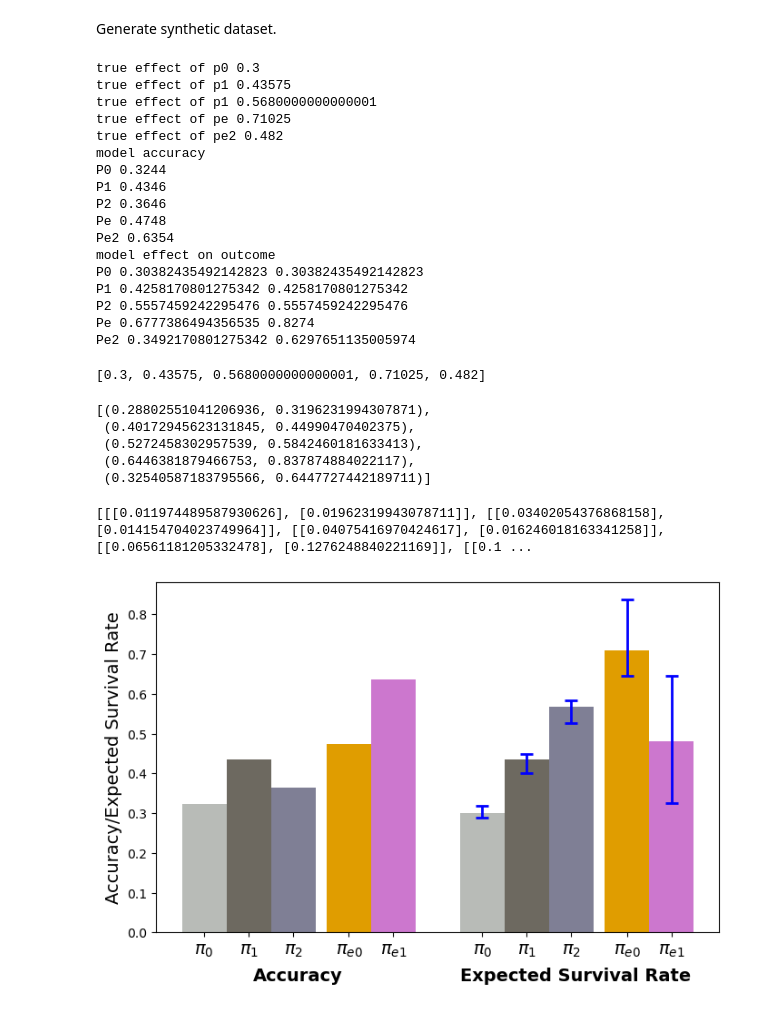
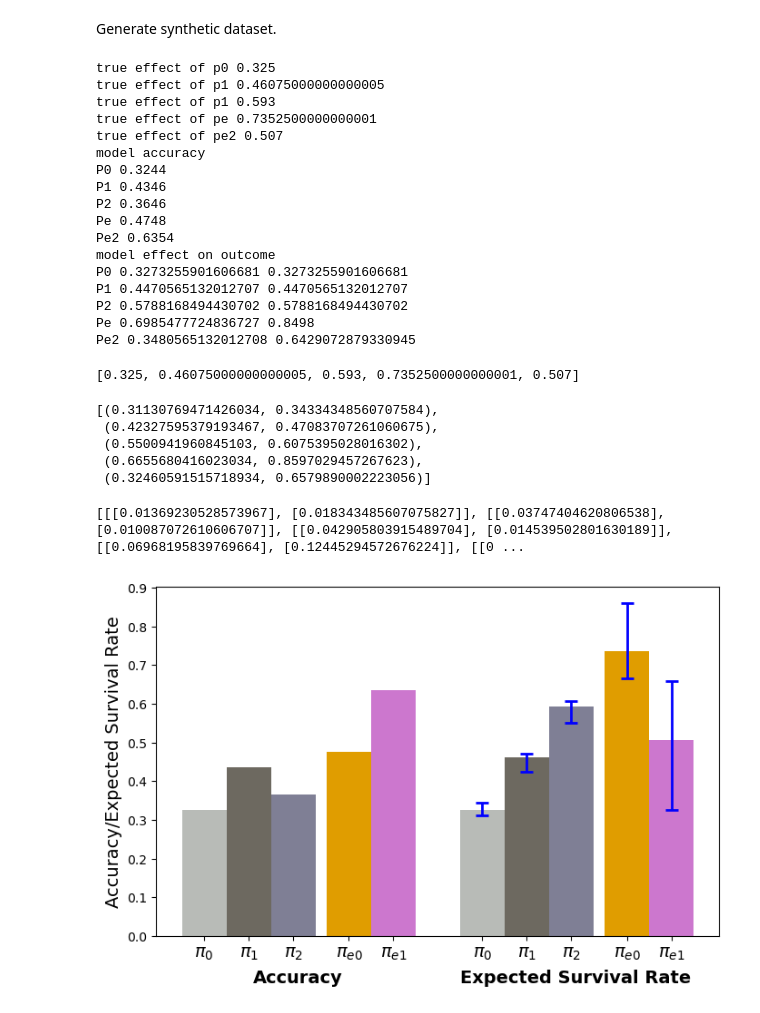
Before and after one commit to jacobmchen/just_trial_once, a Jupyter notebook: simulation_study.ipynb, the cells around one changed output. Cells and saved outputs as stored; diff of their text form; code cells hidden in the pictures.

Commit message:
updated sims and plots

```diff
--- a/simulation_study.ipynb
+++ b/simulation_study.ipynb
@@ -98,11 +98,11 @@ def generate_data(n=5000):
     # is defined as a function of x, a, and m below
     def pY(x, a, m):
         if x == 0:
-            p = 0.3
+            p = 0.4
             if a == 1:
                 p += 0.1
         elif x == 1:
-            p = 0.4
+            p = 0.35
             if a == 1:
                 p += 0.5
         elif x == 2:
@@ -110,7 +110,7 @@ def generate_data(n=5000):
             if a == 1:
                 p += 0.5
         elif x == 3:
-            p = 0.2
+            p = 0.25
             if a == 1:
                 p += 0.5
 
@@ -326,11 +326,11 @@ intervals.append((P2_effect[2], P2_effect[3]))
 intervals.append((Pe_effect[2], Pe_effect[3]))
 intervals.append((Pe2_effect[2], Pe2_effect[3]))
 # %% [output]
-true effect of p0 0.3
-true effect of p1 0.43575
-true effect of p1 0.5680000000000001
-true effect of pe 0.71025
-true effect of pe2 0.482
+true effect of p0 0.325
+true effect of p1 0.46075000000000005
+true effect of p1 0.593
+true effect of pe 0.7352500000000001
+true effect of pe2 0.507
 model accuracy
 P0 0.3244
 P1 0.4346
@@ -338,21 +338,21 @@ P2 0.3646
 Pe 0.4748
 Pe2 0.6354
 model effect on outcome
-P0 0.30382435492142823 0.30382435492142823
-P1 0.4258170801275342 0.4258170801275342
-P2 0.5557459242295476 0.5557459242295476
-Pe 0.6777386494356535 0.8274
-Pe2 0.3492170801275342 0.6297651135005974
+P0 0.3273255901606681 0.3273255901606681
+P1 0.4470565132012707 0.4470565132012707
+P2 0.5788168494430702 0.5788168494430702
+Pe 0.6985477724836727 0.8498
+Pe2 0.3480565132012708 0.6429072879330945
 # %%
 print(midpoints)
 intervals
 # %% [output]
-[0.3, 0.43575, 0.5680000000000001, 0.71025, 0.482]
+[0.325, 0.46075000000000005, 0.593, 0.7352500000000001, 0.507]
-[(0.28802551041206936, 0.3196231994307871),
- (0.40172945623131845, 0.44990470402375),
- (0.5272458302957539, 0.5842460181633413),
- (0.6446381879466753, 0.837874884022117),
- (0.32540587183795566, 0.6447727442189711)]
+[(0.31130769471426034, 0.34334348560707584),
+ (0.42327595379193467, 0.47083707261060675),
+ (0.5500941960845103, 0.6075395028016302),
+ (0.6655680416023034, 0.8597029457267623),
+ (0.32460591515718934, 0.6579890002223056)]
 # %%
 # bar plots
 def create_bar_plots(objects, performances, expected_outcomes, intervals, midpoints):
@@ -424,8 +421,9 @@ def create_bar_plots(objects, performances, expected_outcomes, intervals, midpoi
 
     # Show the plot
     plt.show()
-# %%
-create_bar_plots(objects, performances, expected_outcomes, intervals, midpoints)
-# %% [output]
-[[[0.011974489587930626], [0.01962319943078711]], [[0.03402054376868158], [0.014154704023749964]], [[0.04075416970424617], [0.016246018163341258]], [[0.06561181205332478], [0.1276248840221169]], [[0.1 ...
-[figure, removed]
+# %%
+objects = [r'$\pi_0$', r'$\pi_1$', r'$\pi_2$', r'$\pi_{e0}$', r'$\pi_{e1}$']
+create_bar_plots(objects, performances, expected_outcomes, intervals, midpoints)
+# %% [output]
+[[[0.01369230528573967], [0.018343485607075827]], [[0.03747404620806538], [0.010087072610606707]], [[0.042905803915489704], [0.014539502801630189]], [[0.06968195839769664], [0.12445294572676224]], [[0 ...
+[figure, added]
```
Also changed, not shown: parts of 3 cells of this notebook, 2 other files.
